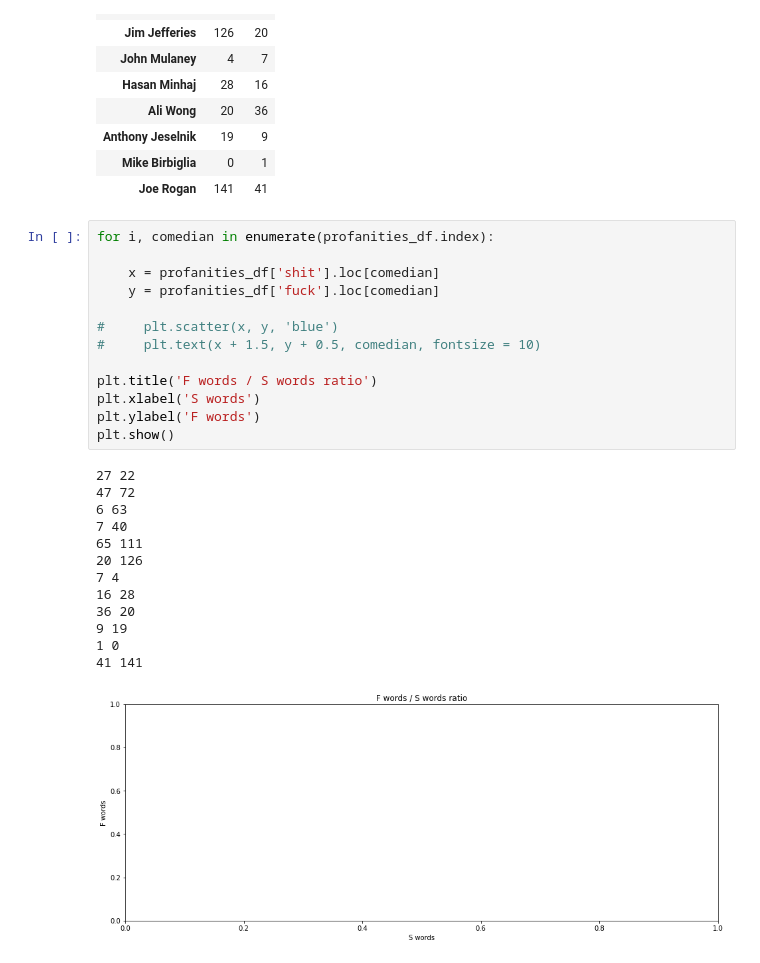
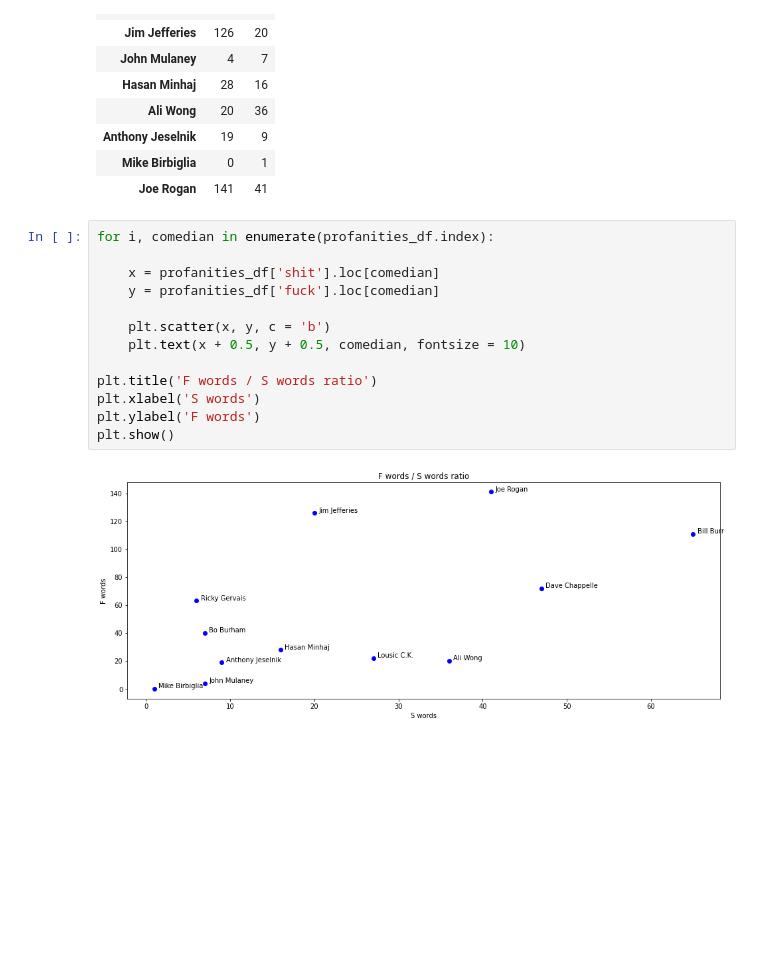
Before and after one commit to keivanipchihagh/Stand-up-Comedian-Analyzer, a Jupyter notebook: 3.Exploratory Data Analysis.ipynb, the cells around one changed output. Cells and saved outputs as stored; diff of their text form; blank space fills up the shorter version.

```diff
--- a/3.Exploratory Data Analysis.ipynb
+++ b/3.Exploratory Data Analysis.ipynb
@@ -251,27 +251,15 @@ profanities_df
 # %%
 for i, comedian in enumerate(profanities_df.index):
 
     x = profanities_df['shit'].loc[comedian]
     y = profanities_df['fuck'].loc[comedian]
 
-#     plt.scatter(x, y, 'blue')
-#     plt.text(x + 1.5, y + 0.5, comedian, fontsize = 10)
+    plt.scatter(x, y, c = 'b')
+    plt.text(x + 0.5, y + 0.5, comedian, fontsize = 10)
 
 plt.title('F words / S words ratio')
 plt.xlabel('S words')
 plt.ylabel('F words')
 plt.show()
 # %% [output]
-27 22
-47 72
-6 63
-7 40
-65 111
-20 126
-7 4
-16 28
-36 20
-9 19
-1 0
-41 141
-[figure, old version]
+[figure, new version]
```
Also changed, not shown: 5 other files.
